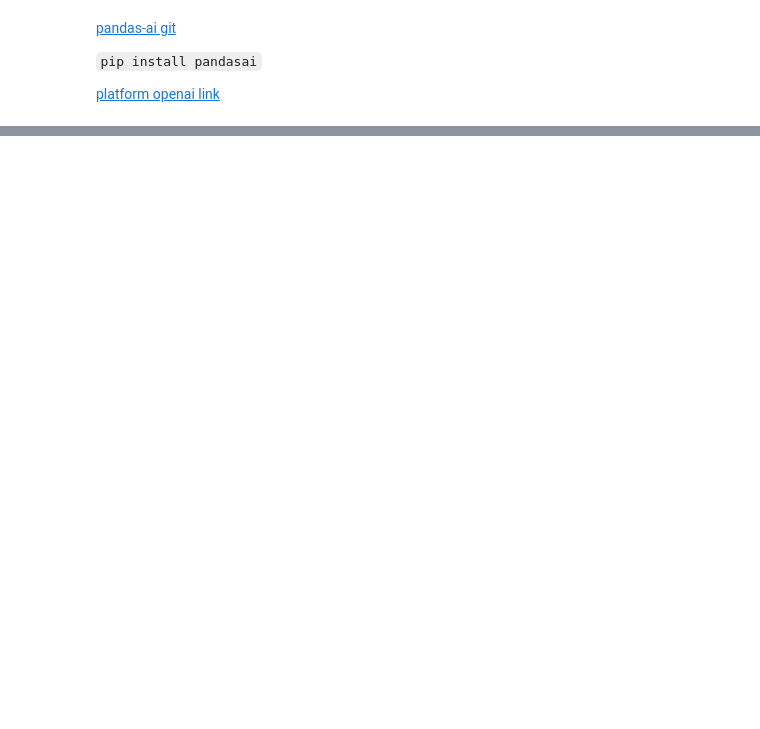
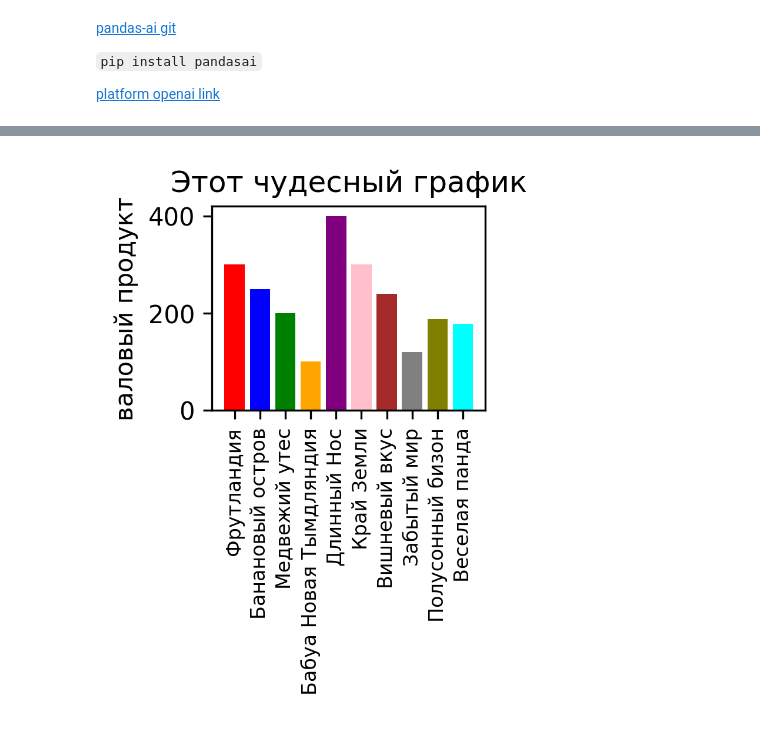
Before and after one commit to AndrewVolkova/PythonDS, a Jupyter notebook: DS/Pandas/pandasai.ipynb, the cells around one changed output, grey strips where cells are left out. Cells and saved outputs as stored; diff of their text form; code cells hidden in the pictures; blank space fills up the shorter version.

```diff
--- a/DS/Pandas/pandasai.ipynb
+++ b/DS/Pandas/pandasai.ipynb
@@ -52,13 +98,16 @@ pandas_ai.run(
 # %%
 pandas_ai.run(
     df,
     """Построй график гистограммы по валовому продукту для каждой страны.
     Ось ординат это валовый продукт.
     Разверни лэйблы на оси абсцисс на 90 градусов.
     Используй уникальный цвет для каждой полоски.
     Добавь название для графика - Этот чудесный график.
     Размер лэйблов 8 пикселей.
     Разрешение графика 300 точек на дюйм.
     Размер графика 200 на 150 пикселей
     """
+    ,   show_code=True
 )
+# %% [output]
+[figure, added]
```
Also changed, not shown: parts of 10 cells of this notebook.
